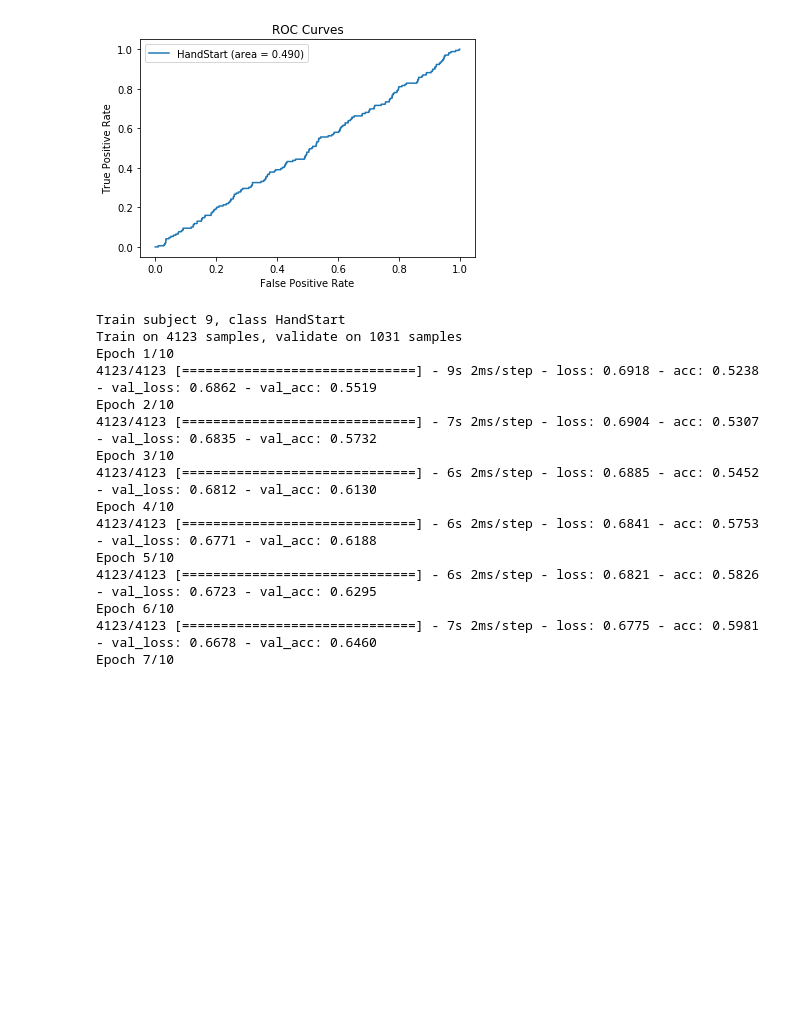
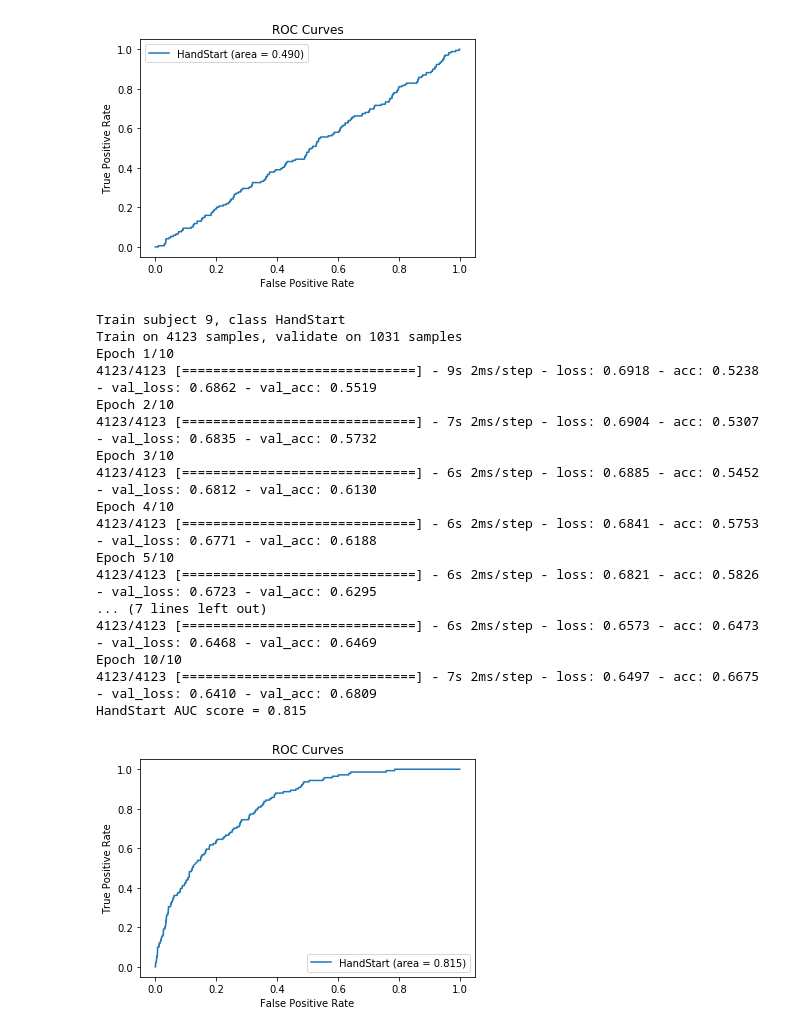
Before and after one commit to Johnfietsen/ML_group48, a Jupyter notebook: Deep_EEG_44_when_shuffled_works_no_shuffle_doesnt.ipynb, the cells around one changed output. Cells and saved outputs as stored; diff of their text form; code cells hidden in the pictures; blank space fills up the shorter version.

```diff
--- a/Deep_EEG_44_when_shuffled_works_no_shuffle_doesnt.ipynb
+++ b/Deep_EEG_44_when_shuffled_works_no_shuffle_doesnt.ipynb
@@ -211,7 +211,7 @@ for subject in TRAIN_SUBJECTS:
     x_train, x_test, y_train, y_test = train_test_split(x_raw, y_raw[::SUBSAMPLE], test_size=0.33, shuffle=False)
 
 
-    for i in range(1):
+    for i in range(N_LABELS):
         model = init_cnn(WINDOW_SIZE)
 
         balanced_x_train, balanced_y_train = remove_imbalance(x_train, y_train[:,i])
@@ -257,7 +257,7 @@ test_data_total = []
 # for i in range(N_LABELS):
 #     models.append(init_cnn(WINDOW_SIZE))
 
-for subject in range(9,10):
+for subject in TRAIN_SUBJECTS:
     prediction_total = []
     test_data_total = []
     test_features_raw = []
@@ -271,41 +271,44 @@ for subject in range(9,10):
     x_train, x_test, y_train, y_test = train_test_split(x_raw, y_raw[::SUBSAMPLE], test_size=0.33, shuffle=True)
 
 
-    for i in range(1):
+    for i in range(N_LABELS):
         model = init_cnn(WINDOW_SIZE)
 
         balanced_x_train, balanced_y_train = remove_imbalance(x_train, y_train[:,i])
 
         train_labels = to_categorical(balanced_y_train, num_classes = None)
 
         print('Train subject %d, class %s' % (subject, COLUMNS[i]))
         model.fit(balanced_x_train, train_labels, verbose=1, validation_split=0.2, epochs=EPOCHS)
 
 
 #     for task_name, model in zip(COLUMNS, models):
 #         model.save('general_model_'+task_name+'_subject_%d.h5' % (subject))  # creates a HDF5 file 'my_model.h5'
         predictions = predict_on_sub(x_test, model, SPLIT_SIZE, BATCH_SIZE)
 
         test_data_total.append(y_test[:,i][1000::BATCH_SIZE])
         prediction_total.append(predictions)
 
     multiple_metric_auc_score(prediction_total, test_data_total, True)
 # %% [output]
 Train subject 9, class HandStart
 Train on 4123 samples, validate on 1031 samples
 Epoch 1/10
 4123/4123 [==============================] - 9s 2ms/step - loss: 0.6918 - acc: 0.5238 - val_loss: 0.6862 - val_acc: 0.5519
 Epoch 2/10
 4123/4123 [==============================] - 7s 2ms/step - loss: 0.6904 - acc: 0.5307 - val_loss: 0.6835 - val_acc: 0.5732
 Epoch 3/10
 4123/4123 [==============================] - 6s 2ms/step - loss: 0.6885 - acc: 0.5452 - val_loss: 0.6812 - val_acc: 0.6130
 Epoch 4/10
 4123/4123 [==============================] - 6s 2ms/step - loss: 0.6841 - acc: 0.5753 - val_loss: 0.6771 - val_acc: 0.6188
 Epoch 5/10
 4123/4123 [==============================] - 6s 2ms/step - loss: 0.6821 - acc: 0.5826 - val_loss: 0.6723 - val_acc: 0.6295
-Epoch 6/10
-4123/4123 [==============================] - 7s 2ms/step - loss: 0.6775 - acc: 0.5981 - val_loss: 0.6678 - val_acc: 0.6460
-Epoch 7/10
+... (7 lines left out)
+4123/4123 [==============================] - 6s 2ms/step - loss: 0.6573 - acc: 0.6473 - val_loss: 0.6468 - val_acc: 0.6469
+Epoch 10/10
+4123/4123 [==============================] - 7s 2ms/step - loss: 0.6497 - acc: 0.6675 - val_loss: 0.6410 - val_acc: 0.6809
+HandStart AUC score = 0.815
+[figure, added]
 # %%
 # from keras.models import load_model
 # for task_name, model in zip(COLUMNS, models):
```
